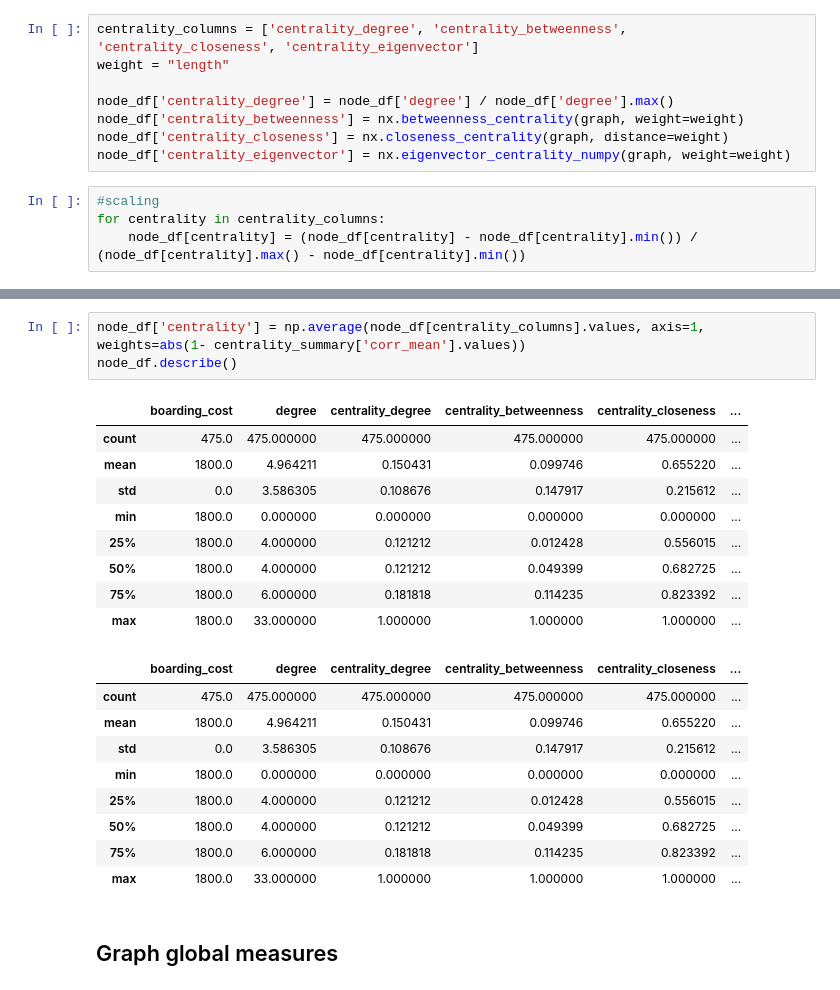
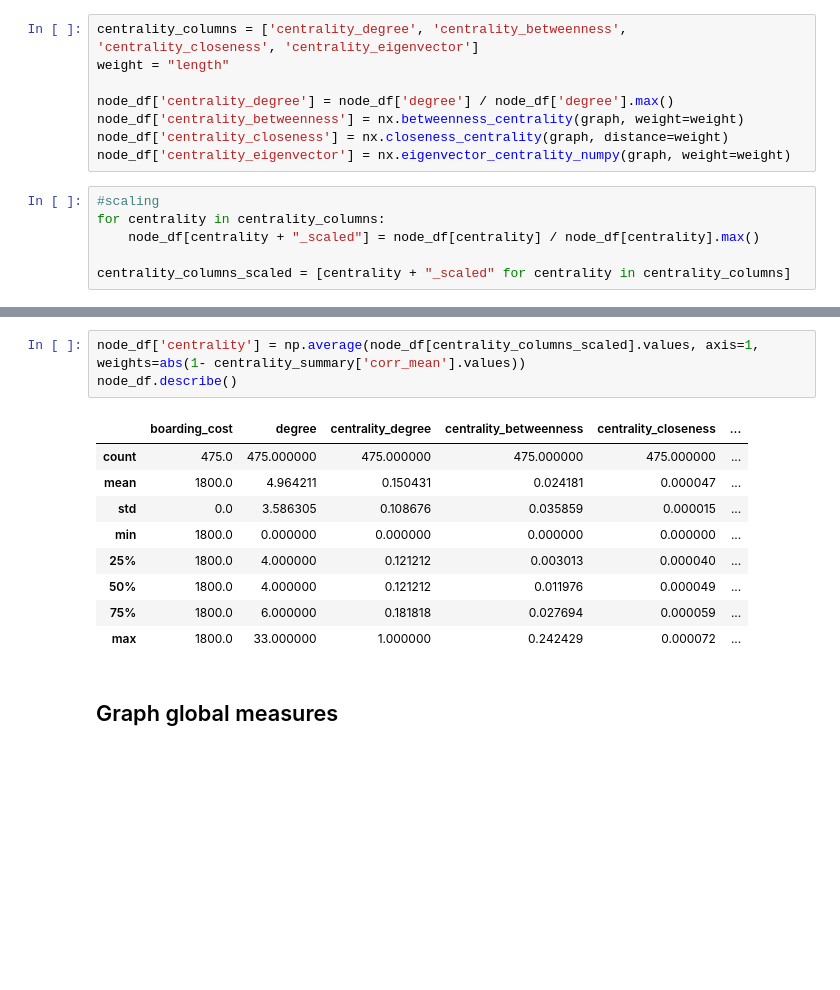
Before and after one commit to LucaPoli59/Da_TrNet, a Jupyter notebook: graph_evaluation.ipynb, the cells around one changed output, grey strips where cells are left out. Saved outputs shown, nothing was run; the diff lists cells and outputs as text; blank space fills up the shorter version.

Commit message:
centrality scaling modification to commons.py and graph_evaluation.ipynb. Adding Graph attack functions to commons.py

```diff
--- a/graph_evaluation.ipynb
+++ b/graph_evaluation.ipynb
@@ -75,7 +62,9 @@ node_df['centrality_eigenvector'] = nx.eigenvector_centrality_numpy(graph, weigh
 # %%
 #scaling
 for centrality in centrality_columns:
-    node_df[centrality] = (node_df[centrality] - node_df[centrality].min()) / (node_df[centrality].max() - node_df[centrality].min())
+    node_df[centrality + "_scaled"] = node_df[centrality] / node_df[centrality].max()
+
+centrality_columns_scaled = [centrality + "_scaled" for centrality in centrality_columns]
 # %%
 centrality_summary_fig = make_subplots(rows=2, cols=2, subplot_titles=("Degree", "Betweenness", "Closeness", "Eigenvector"))
 for i, centrality in enumerate(centrality_columns):
@@ -121,25 +99,16 @@ centrality_summary
 # %%
-node_df['centrality'] = np.average(node_df[centrality_columns].values, axis=1, weights=abs(1- centrality_summary['corr_mean'].values))
+node_df['centrality'] = np.average(node_df[centrality_columns_scaled].values, axis=1, weights=abs(1- centrality_summary['corr_mean'].values))
 node_df.describe()
 # %% [output]
 |  | boarding_cost | degree | centrality_degree | centrality_betweenness | centrality_closeness | ... |
 | count | 475.0 | 475.000000 | 475.000000 | 475.000000 | 475.000000 | ... |
-| mean | 1800.0 | 4.964211 | 0.150431 | 0.099746 | 0.655220 | ... |
-| std | 0.0 | 3.586305 | 0.108676 | 0.147917 | 0.215612 | ... |
+| mean | 1800.0 | 4.964211 | 0.150431 | 0.024181 | 0.000047 | ... |
+| std | 0.0 | 3.586305 | 0.108676 | 0.035859 | 0.000015 | ... |
 | min | 1800.0 | 0.000000 | 0.000000 | 0.000000 | 0.000000 | ... |
-| 25% | 1800.0 | 4.000000 | 0.121212 | 0.012428 | 0.556015 | ... |
-| 50% | 1800.0 | 4.000000 | 0.121212 | 0.049399 | 0.682725 | ... |
-| 75% | 1800.0 | 6.000000 | 0.181818 | 0.114235 | 0.823392 | ... |
-| max | 1800.0 | 33.000000 | 1.000000 | 1.000000 | 1.000000 | ... |
+| 25% | 1800.0 | 4.000000 | 0.121212 | 0.003013 | 0.000040 | ... |
+| 50% | 1800.0 | 4.000000 | 0.121212 | 0.011976 | 0.000049 | ... |
+| 75% | 1800.0 | 6.000000 | 0.181818 | 0.027694 | 0.000059 | ... |
+| max | 1800.0 | 33.000000 | 1.000000 | 0.242429 | 0.000072 | ... |
-|  | boarding_cost | degree | centrality_degree | centrality_betweenness | centrality_closeness | ... |
-| count | 475.0 | 475.000000 | 475.000000 | 475.000000 | 475.000000 | ... |
-| mean | 1800.0 | 4.964211 | 0.150431 | 0.099746 | 0.655220 | ... |
-| std | 0.0 | 3.586305 | 0.108676 | 0.147917 | 0.215612 | ... |
-| min | 1800.0 | 0.000000 | 0.000000 | 0.000000 | 0.000000 | ... |
-| 25% | 1800.0 | 4.000000 | 0.121212 | 0.012428 | 0.556015 | ... |
-| 50% | 1800.0 | 4.000000 | 0.121212 | 0.049399 | 0.682725 | ... |
-| 75% | 1800.0 | 6.000000 | 0.181818 | 0.114235 | 0.823392 | ... |
-| max | 1800.0 | 33.000000 | 1.000000 | 1.000000 | 1.000000 | ... |
 # %% [markdown]
 ## Graph global measures
 # %%
```
Also changed, not shown: parts of 6 cells of this notebook, 1 other file.
